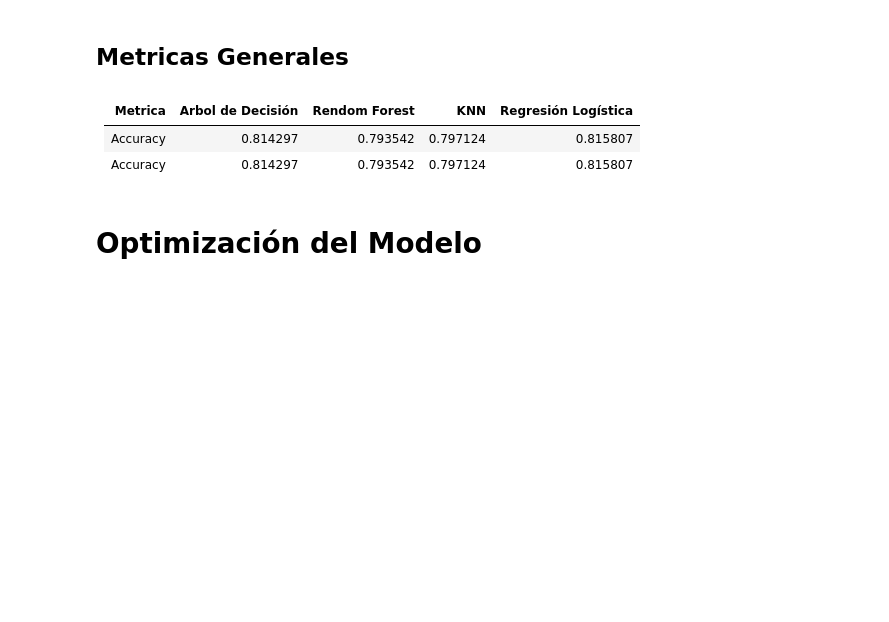
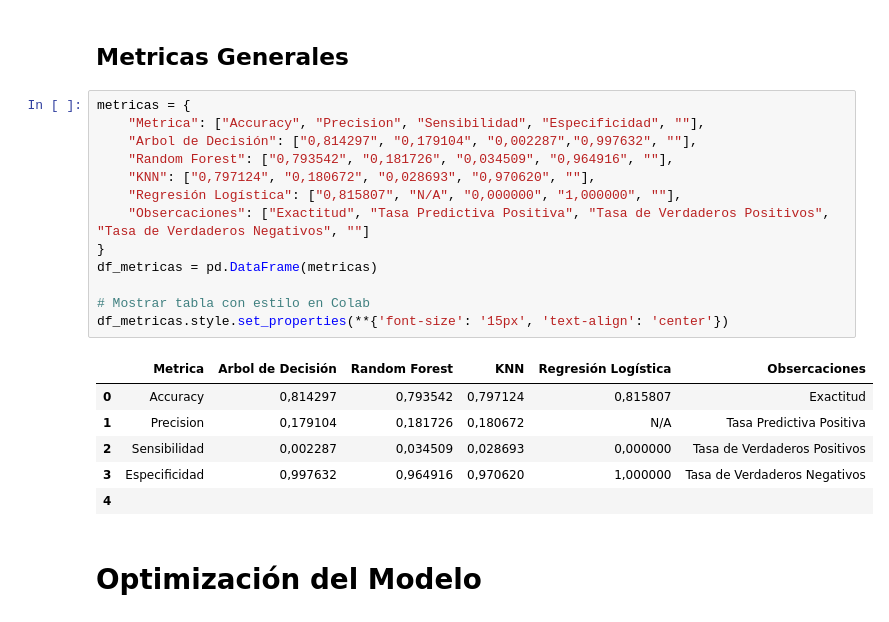
Before and after one commit to Leonardo-rodcas/Proyecto-DS-61190-E-Commerce, a Jupyter notebook: Proyecto_EntregaPlus_Comision61190_RodriguezCastilloLeonardo.ipynb, the cells around one changed output. Drawn from its saved outputs; the diff is of its cells as text; blank space fills up the shorter version.

Commit message:
Se creó con Colab

```diff
--- a/Proyecto_EntregaPlus_Comision61190_RodriguezCastilloLeonardo.ipynb
+++ b/Proyecto_EntregaPlus_Comision61190_RodriguezCastilloLeonardo.ipynb
@@ -1283,11 +1283,26 @@ Precision is ill-defined and being set to 0.0 in labels with no predicted sample
 # Validación del Modelo
 # %% [markdown]
 ## Metricas Generales
-# %% [markdown]
-| Metrica | Arbol de Decisión | Rendom Forest | KNN | Regresión Logística |
-|---------|---------|---------|---------|---------|
-| Accuracy | 0.814297 | 0.793542 | 0.797124 | 0.815807 |
-| Accuracy | 0.814297 | 0.793542 | 0.797124 | 0.815807 |
+# %%
+metricas = {
+    "Metrica": ["Accuracy", "Precision", "Sensibilidad", "Especificidad", ""],
+    "Arbol de Decisión": ["0,814297", "0,179104", "0,002287","0,997632", ""],
+    "Random Forest": ["0,793542", "0,181726", "0,034509", "0,964916", ""],
+    "KNN": ["0,797124", "0,180672", "0,028693", "0,970620", ""],
+    "Regresión Logística": ["0,815807", "N/A", "0,000000", "1,000000", ""],
+    "Obsercaciones": ["Exactitud", "Tasa Predictiva Positiva", "Tasa de Verdaderos Positivos", "Tasa de Verdaderos Negativos", ""]
+}
+df_metricas = pd.DataFrame(metricas)
+
+# Mostrar tabla con estilo en Colab
+df_metricas.style.set_properties(**{'font-size': '15px', 'text-align': 'center'})
+# %% [output]
+|  | Metrica | Arbol de Decisión | Random Forest | KNN | Regresión Logística | Obsercaciones |
+| 0 | Accuracy | 0,814297 | 0,793542 | 0,797124 | 0,815807 | Exactitud |
+| 1 | Precision | 0,179104 | 0,181726 | 0,180672 | N/A | Tasa Predictiva Positiva |
+| 2 | Sensibilidad | 0,002287 | 0,034509 | 0,028693 | 0,000000 | Tasa de Verdaderos Positivos |
+| 3 | Especificidad | 0,997632 | 0,964916 | 0,970620 | 1,000000 | Tasa de Verdaderos Negativos |
+| 4 |  |  |  |  |  |  |
 # %% [markdown]
 # Optimización del Modelo
 # %% [markdown]
```
